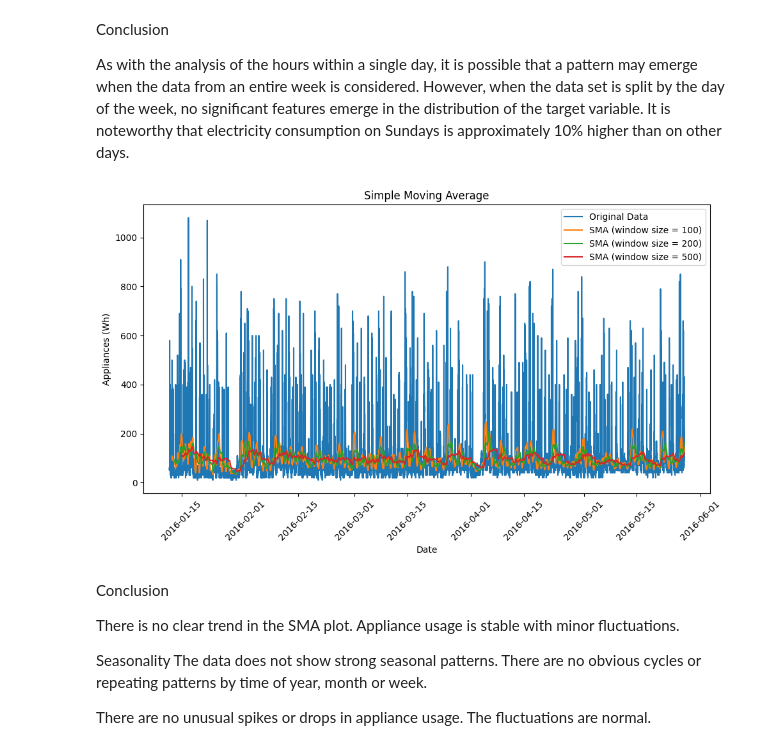
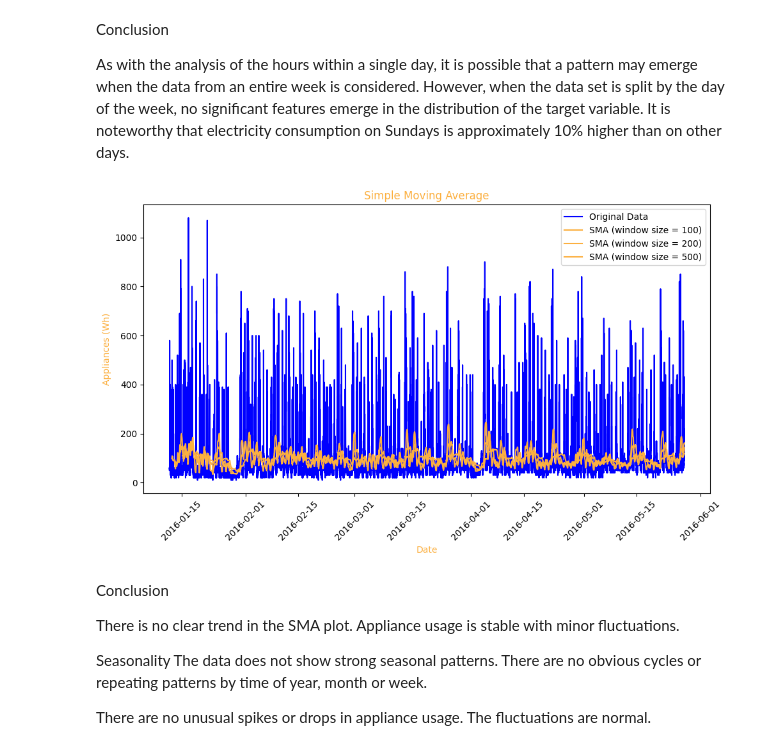
Before and after one commit to EduardoJMatosRomero/EduardoJulianMatosRomero_DCA_DVT_MLB_HCI, a Jupyter notebook: EduardoJulianMatosRomero_DCA_DVT_MLB_HCI.ipynb, the cells around one changed output. Saved outputs shown, nothing was run; the diff lists cells and outputs as text; code cells hidden in the pictures.

```diff
--- a/EduardoJulianMatosRomero_DCA_DVT_MLB_HCI.ipynb
+++ b/EduardoJulianMatosRomero_DCA_DVT_MLB_HCI.ipynb
@@ -345,28 +364,31 @@ Conclusion
 
 As with the analysis of the hours within a single day, it is possible that a pattern may emerge when the data from an entire week is considered. However, when the data set is split by the day of the week, no significant features emerge in the distribution of the target variable. It is noteworthy that electricity consumption on Sundays is approximately 10% higher than on other days.
 # %%
-# Window sizes for simple moving averages
+# Defining the color for the plots
+springboard_color = "#FCB040"
+
+# Windowing sizes for simple moving averages
 window_sizes = [100, 200, 500]
 
-# Calculate SMAs
+# Calculating SMAs
 sma = {w: df['Appliances'].rolling(window=w).mean() for w in window_sizes}
 
 # Plotting the data
 plt.figure(figsize=(10, 6))
-plt.plot(df['date'], df['Appliances'], label='Original Data')
+plt.plot(df['date'], df['Appliances'], label='Original Data', color='blue')
 
 for w in window_sizes:
-    plt.plot(df['date'], sma[w], label=f'SMA (window size = {w})')
+    plt.plot(df['date'], sma[w], label=f'SMA (window size = {w})', color=springboard_color)
 
-plt.xlabel('Date')
-plt.ylabel('Appliances (Wh)')
-plt.title('Simple Moving Average')
+plt.xlabel('Date', color=springboard_color)
+plt.ylabel('Appliances (Wh)', color=springboard_color)
+plt.title('Simple Moving Average', color=springboard_color)
 plt.legend()
 plt.xticks(rotation=45)
 plt.tight_layout()  # Adjust layout to prevent clipping of labels
 plt.show()
 # %% [output]
-[figure, old version]
+[figure, new version]
 # %% [markdown]
 Conclusion
 
```
Also changed, not shown: parts of 21 cells of this notebook.
